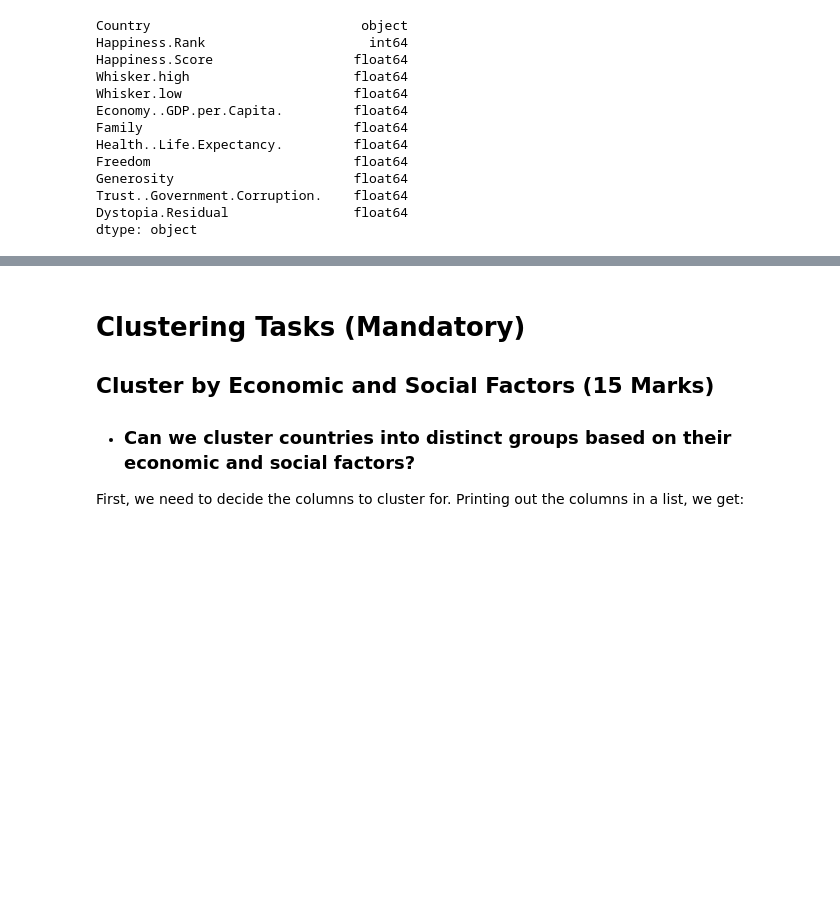
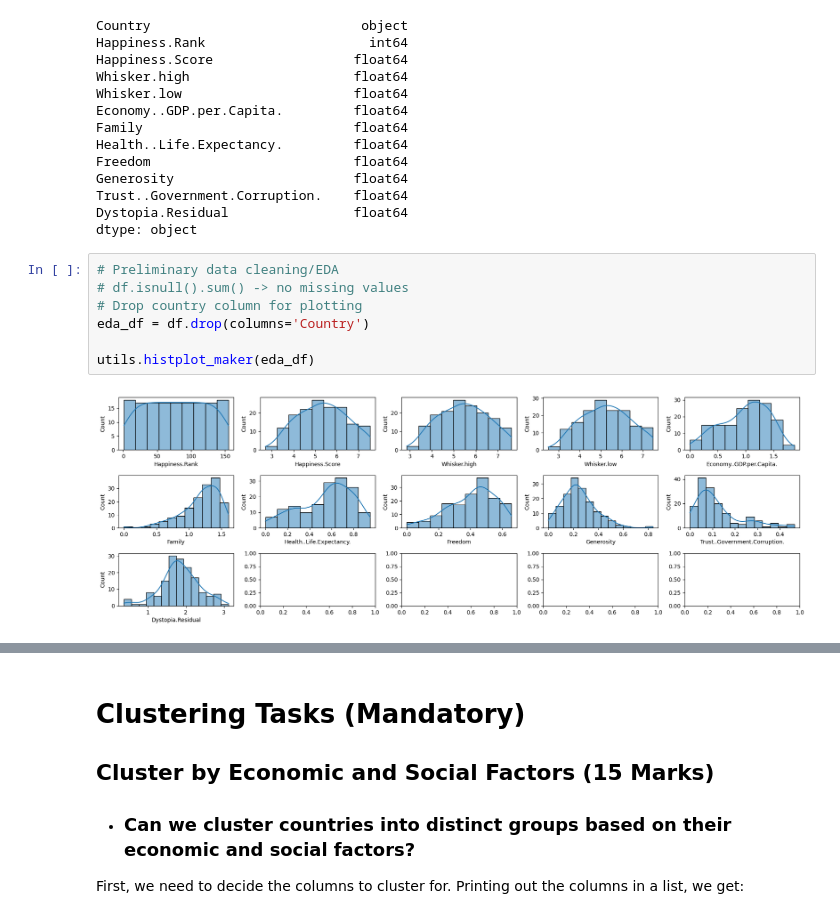
Before and after one commit to Vovegog/IBE400---Group-Project, a Jupyter notebook: groupProject.ipynb, the cells around one changed output, grey strips where cells are left out. Saved outputs shown, nothing was run; the diff lists cells and outputs as text; blank space fills up the shorter version.

Commit message:
Added utils.py module to have functions in a separate file

```diff
--- a/groupProject.ipynb
+++ b/groupProject.ipynb
@@ -86,3 +87,12 @@ Generosity                       float64
 Trust..Government.Corruption.    float64
 Dystopia.Residual                float64
 dtype: object
+# %%
+# Preliminary data cleaning/EDA
+# df.isnull().sum() -> no missing values
+# Drop country column for plotting
+eda_df = df.drop(columns='Country')
+
+utils.histplot_maker(eda_df)
+# %% [output]
+[figure, added]
```
Also changed, not shown: parts of 11 cells of this notebook, 1 other file.
